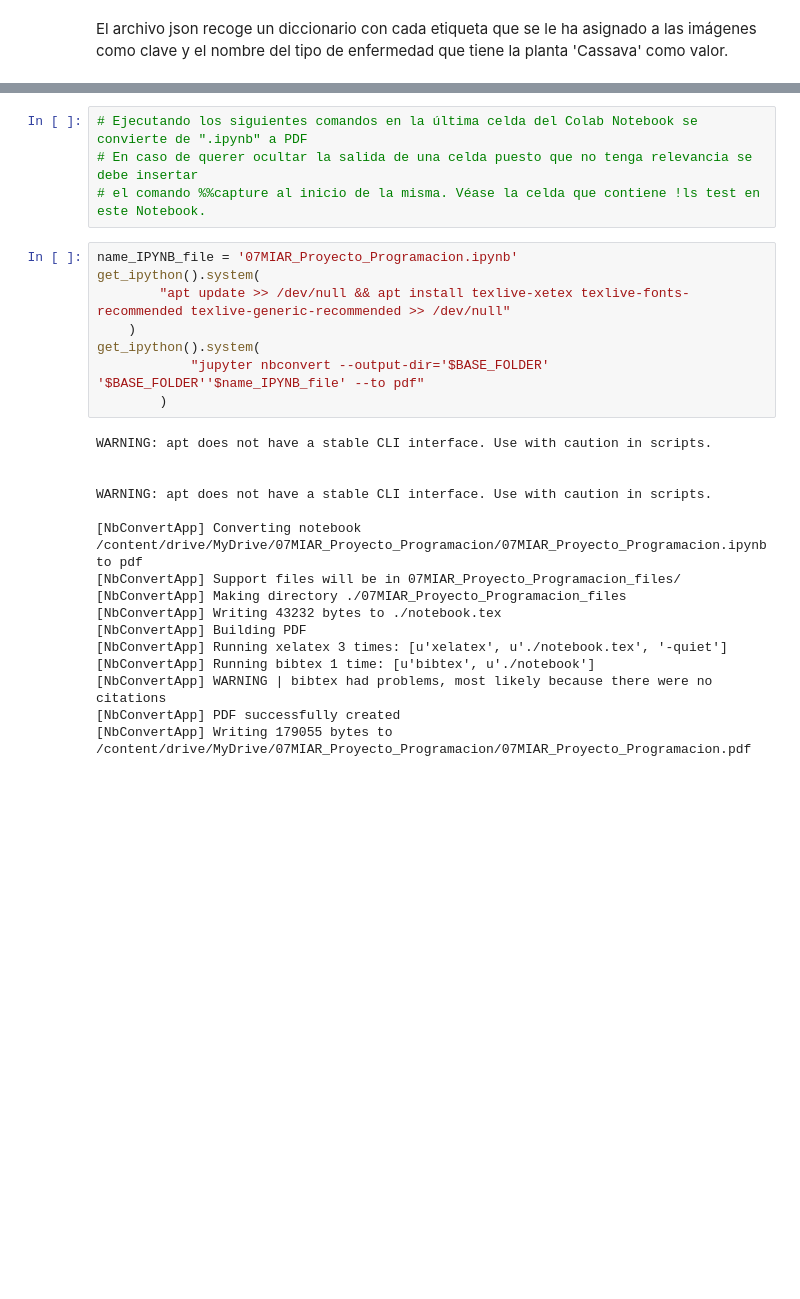
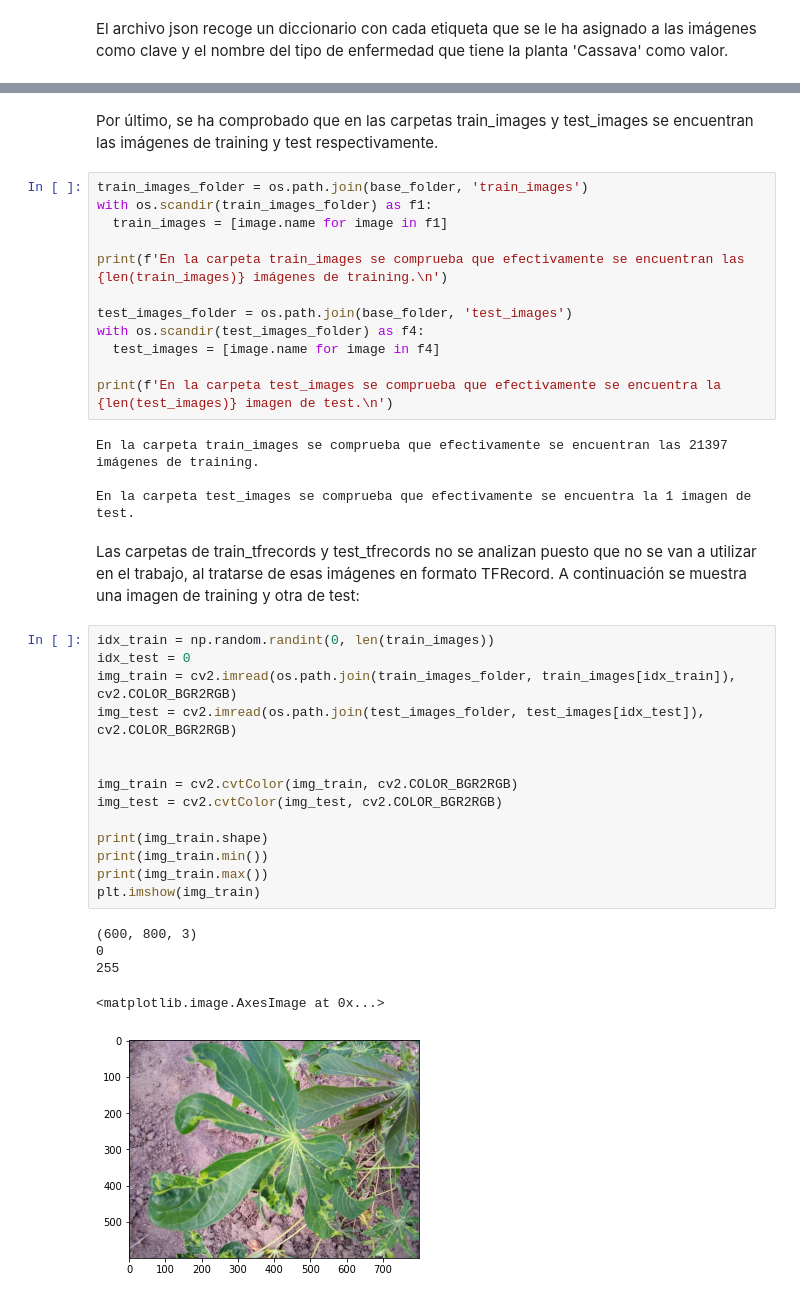
Before and after one commit to DanielMolinaR/Cassava-Leaf-Disease-Classification, a Jupyter notebook: Cassava_CNN_classificaiton.ipynb, the cells around one changed output, grey strips where cells are left out. Cells and saved outputs as stored; diff of their text form; blank space fills up the shorter version.

```diff
--- a/Cassava_CNN_classificaiton.ipynb
+++ b/Cassava_CNN_classificaiton.ipynb
@@ -424,28 +159,40 @@ True
-# %%
-# Ejecutando los siguientes comandos en la última celda del Colab Notebook se convierte de ".ipynb" a PDF
-# En caso de querer ocultar la salida de una celda puesto que no tenga relevancia se debe insertar
-# el comando %%capture al inicio de la misma. Véase la celda que contiene !ls test en este Notebook.
-# %%
-name_IPYNB_file = '07MIAR_Proyecto_Programacion.ipynb'
-get_ipython().system(
-        "apt update >> /dev/null && apt install texlive-xetex texlive-fonts-recommended texlive-generic-recommended >> /dev/null"
-    )
-get_ipython().system(
-            "jupyter nbconvert --output-dir='$BASE_FOLDER' '$BASE_FOLDER''$name_IPYNB_file' --to pdf"
-        )
-# %% [output]
-WARNING: apt does not have a stable CLI interface. Use with caution in scripts.
-
-
-WARNING: apt does not have a stable CLI interface. Use with caution in scripts.
-
-[NbConvertApp] Converting notebook /content/drive/MyDrive/07MIAR_Proyecto_Programacion/07MIAR_Proyecto_Programacion.ipynb to pdf
-[NbConvertApp] Support files will be in 07MIAR_Proyecto_Programacion_files/
-[NbConvertApp] Making directory ./07MIAR_Proyecto_Programacion_files
-[NbConvertApp] Writing 43232 bytes to ./notebook.tex
-[NbConvertApp] Building PDF
-[NbConvertApp] Running xelatex 3 times: [u'xelatex', u'./notebook.tex', '-quiet']
-[NbConvertApp] Running bibtex 1 time: [u'bibtex', u'./notebook']
-[NbConvertApp] WARNING | bibtex had problems, most likely because there were no citations
-[NbConvertApp] PDF successfully created
-[NbConvertApp] Writing 179055 bytes to /content/drive/MyDrive/07MIAR_Proyecto_Programacion/07MIAR_Proyecto_Programacion.pdf
+# %% [markdown]
+Por último, se ha comprobado que en las carpetas train_images y test_images se encuentran las imágenes de training y test respectivamente.
+# %%
+train_images_folder = os.path.join(base_folder, 'train_images')
+with os.scandir(train_images_folder) as f1:
+  train_images = [image.name for image in f1]
+
+print(f'En la carpeta train_images se comprueba que efectivamente se encuentran las {len(train_images)} imágenes de training.\n')
+
+test_images_folder = os.path.join(base_folder, 'test_images')
+with os.scandir(test_images_folder) as f4:
+  test_images = [image.name for image in f4]
+
+print(f'En la carpeta test_images se comprueba que efectivamente se encuentra la {len(test_images)} imagen de test.\n')
+# %% [output]
+En la carpeta train_images se comprueba que efectivamente se encuentran las 21397 imágenes de training.
+
+En la carpeta test_images se comprueba que efectivamente se encuentra la 1 imagen de test.
+# %% [markdown]
+Las carpetas de train_tfrecords y test_tfrecords no se analizan puesto que no se van a utilizar en el trabajo, al tratarse de esas imágenes en formato TFRecord. A continuación se muestra una imagen de training y otra de test:
+# %%
+idx_train = np.random.randint(0, len(train_images))
+idx_test = 0
+img_train = cv2.imread(os.path.join(train_images_folder, train_images[idx_train]), cv2.COLOR_BGR2RGB)
+img_test = cv2.imread(os.path.join(test_images_folder, test_images[idx_test]), cv2.COLOR_BGR2RGB)
+
+
+img_train = cv2.cvtColor(img_train, cv2.COLOR_BGR2RGB)
+img_test = cv2.cvtColor(img_test, cv2.COLOR_BGR2RGB)
+
+print(img_train.shape)
+print(img_train.min())
+print(img_train.max())
+plt.imshow(img_train)
+# %% [output]
+(600, 800, 3)
+0
+255
+<matplotlib.image.AxesImage at 0x...>
+[figure, added]
```
Also changed, not shown: parts of 157 cells of this notebook.
